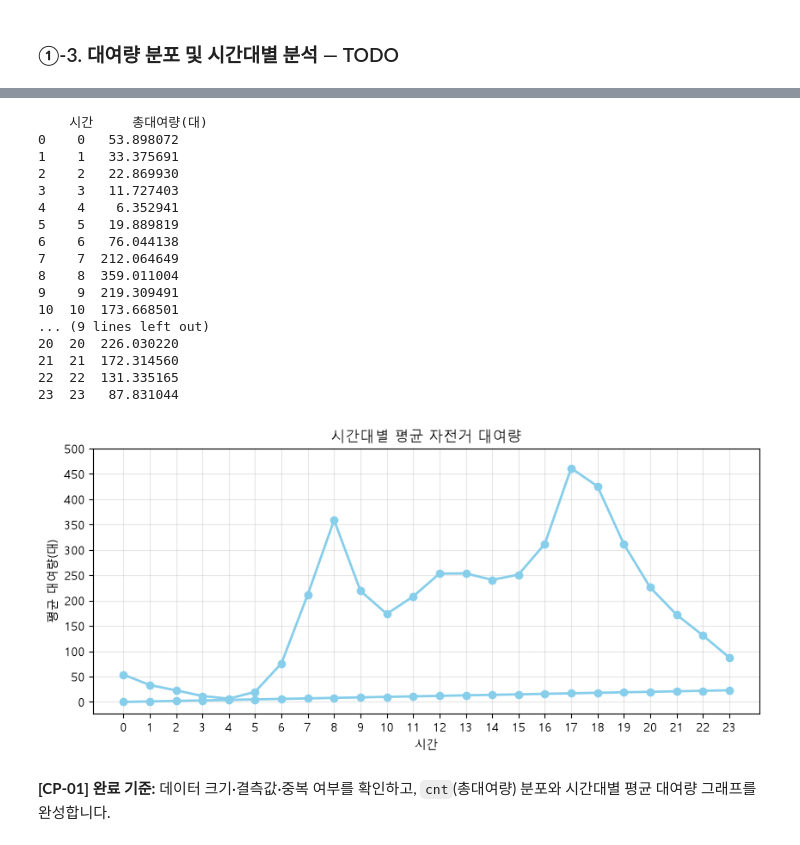
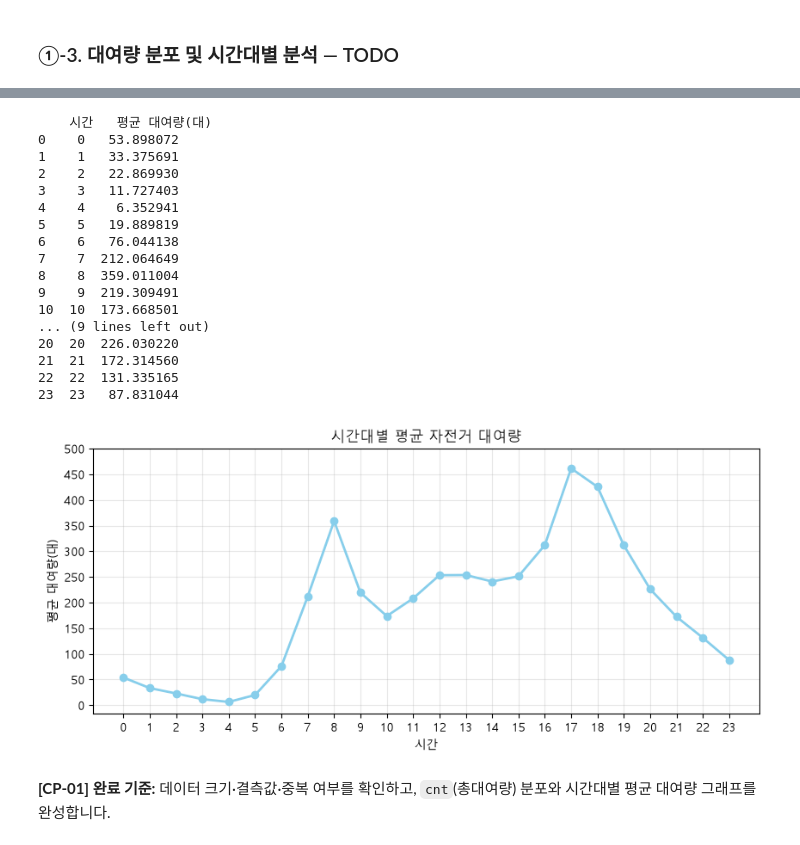
Before and after one commit to iremys/ai-mini-projects, a Jupyter notebook: mini-project-01/code/01_regression_bike_demand.ipynb, the cells around one changed output, grey strips where cells are left out. Saved outputs shown, nothing was run; the diff lists cells and outputs as text; code cells hidden in the pictures.

```diff
--- a/mini-project-01/code/01_regression_bike_demand.ipynb
+++ b/mini-project-01/code/01_regression_bike_demand.ipynb
@@ -39,14 +39,13 @@ plt.rc('font', family='Malgun Gothic')  # 윈도우 (맑은 고딕)
 # TODO 1-1. 데이터의 행·열 개수와 자료형을 확인합니다.
 # 힌트: shape, dtypes
 
-# 데이터 크기 및 컬럼 확인
-print(df.shape)  # (행 수, 열 수) -> 컬럼수 17개, 데이터갯수 17379개
-print(f"데이터갯수 {df.shape[0]}개, 컬럼수 {df.shape[1]}개 \n")
+# 1. 데이터 크기 및 컬럼 확인
+print(f"데이터 갯수: {df.shape[0]}개, 컬럼 수: {df.shape[1]}개 \n")
 
-# 원본 영문 컬럼명 백업
+# 2. 원본 영문 컬럼명 백업
 original_cols = df.columns.tolist()
 
-# 컬럼명을 한글로 바꾸기 위한 딕셔너리 정의
+# 3. 컬럼명을 한글로 바꾸기 위한 딕셔너리 정의 (표 출력 및 시각화 라벨용)
 rename_dict = {
     'instant': '행번호',
     'dteday': '날짜',
@@ -67,17 +66,16 @@ rename_dict = {
     'cnt': '총대여량'
 }
 
-# 영문 컬럼명, 한글 컬럼명, 데이터 타입을 보기 좋게 정리한 요약 표 생성
+# 4. 영문 컬럼명, 한글 컬럼명, 데이터 타입을 보기 좋게 정리한 요약 표 생성
 summary_df = pd.DataFrame({
     '원래 컬럼명(영문)': original_cols,  # 백업해둔 영문 이름
     '한글 컬럼명': [rename_dict.get(col, col) for col in original_cols],
     '데이터 타입': df.dtypes.values
 })
 
-# 실제 df 컬럼명도 한글로 일괄 변경
-df = df.rename(columns=rename_dict)
+# 💡 [핵심] df = df.rename(...) 코드를 제거하여 원본 df의 영문 컬럼명을 그대로 유지합니다.
 
-# 출력
+# 5. 출력
 print("=== 컬럼 구조 및 타입 정보 ===")
 display(summary_df)
 # %% [output]
@@ -195,15 +204,15 @@ plt.show()
 # TODO 1-5. 시간대(hr)별 평균 대여량을 계산합니다.
 # 힌트: groupby("hr")["cnt"].mean()
 # 1. 시간대별 평균 대여량을 구하고 데이터프레임으로 변환
-hourly_mean = df.groupby("시간")["총대여량"].mean().reset_index()
+hourly_mean = df.groupby("hr")["cnt"].mean().reset_index()
 
-# 2. 컬럼 이름을 원하는 형태로 변경 (총대여량 -> 총대여량(대))
-hourly_mean.columns = ["시간", "총대여량(대)"]
+# 2. 컬럼 이름을 원하는 형태로 변경
+hourly_mean.columns = ["시간", "평균대여량(대)"]
 
 # 3. 결과 출력
 print(hourly_mean)
 # %% [output]
-    시간     총대여량(대)
+    시간   평균 대여량(대)
 0    0   53.898072
 1    1   33.375691
 2    2   22.869930
@@ -223,23 +232,24 @@ print(hourly_mean)
 # %%
 # [공통] 그래프 기본 설정
 plt.figure(figsize=(10, 4))
 
 # TODO 1-6. 시간대별 평균 대여량 선 그래프를 그립니다.
-plt.plot(hourly_mean.index, hourly_mean.values, marker="o", color="skyblue", linewidth=2)
+# 💡 데이터프레임의 '시간'과 '평균 대여량(대)' 컬럼을 직접 지정합니다.
+plt.plot(hourly_mean["시간"], hourly_mean["평균 대여량(대)"], marker="o", color="skyblue", linewidth=2)
 
 plt.xticks(range(0, 24))
 
 # 💡 세로축 눈금 설정: 0부터 데이터 최대값까지 50 간격으로 촘촘하게 표시
-max_val = int(hourly_mean.values.max())
+max_val = int(hourly_mean["평균 대여량(대)"].max())
 plt.yticks(np.arange(0, max_val + 50, 50))
 
 plt.xlabel("시간")
 plt.ylabel("평균 대여량(대)")
 plt.title("시간대별 평균 자전거 대여량")
-plt.grid(alpha=0.3) #그리드 선 투명도
+plt.grid(alpha=0.3) # 그리드 선 투명도
 plt.show()
 # %% [output]
-[figure, old version]
+[figure, new version]
 # %% [markdown]
 **[CP-01] 완료 기준:** 데이터 크기·결측값·중복 여부를 확인하고, `cnt`(총대여량) 분포와 시간대별 평균 대여량 그래프를 완성합니다.
 # %%
```
Also changed, not shown: parts of 7 cells of this notebook.
